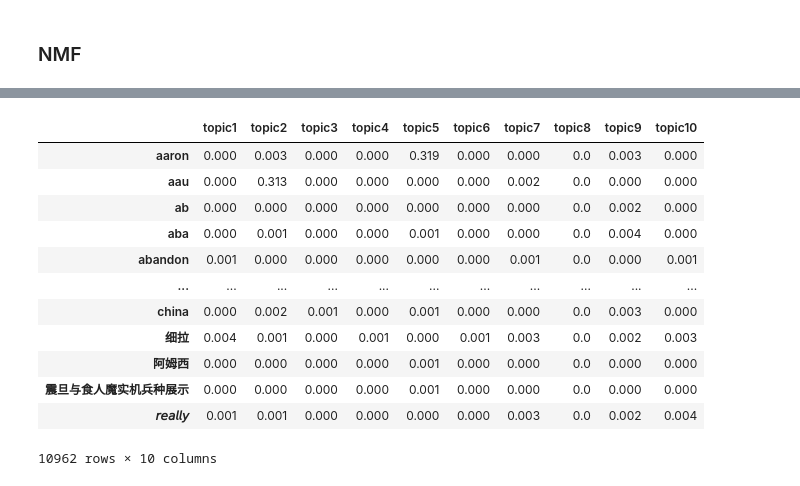
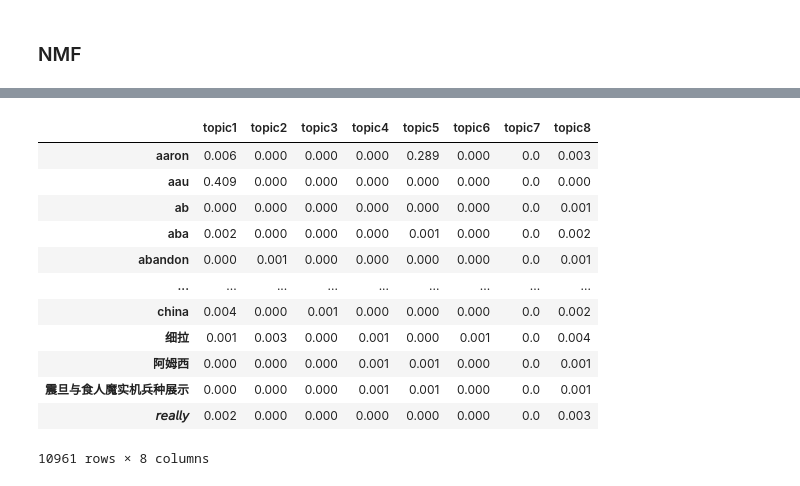
Before and after one commit to A-safarji/NLP-topic-modeling-project, a Jupyter notebook: NLP.ipynb, the cells around one changed output, grey strips where cells are left out. Saved outputs shown, nothing was run; the diff lists cells and outputs as text; code cells hidden in the pictures.

```diff
--- a/NLP.ipynb
+++ b/NLP.ipynb
@@ -50,7 +50,7 @@ df['post']=df.post.map(word_tokenize)
 # %%
 #stop word removal + added words
 stopwords = nltk.corpus.stopwords.words('english')
-added_words=['would','make','also','get','still','way','like','much','nbsp','think','could','well','feel']
+added_words=['would','make','also','get','still','way','like','much','nbsp','think','could','well','feel','game','jvbl','one','second','first','got','good']
 for word in added_words:
     stopwords.append(word)
 def remove_stopwords(text):
@@ -101,11 +101,11 @@ pd.DataFrame(c.toarray(), columns=cv1.get_feature_names()).head()
 # %% [markdown]
 ### NMF
 # %%
-nmf_model = NMF(10)
+nmf_model = NMF(8)
 doc_topic = nmf_model.fit_transform(c)
 # %%
 topic_word = pd.DataFrame(nmf_model.components_.round(3),
-             index = ["component_1","component_2",'component_3','component_4','component_5','component_6','component_7','component_8','component_9','component_10'],
+             index = ["component_1","component_2",'component_3','component_4','component_5','component_6','component_7','component_8'],
              columns = cv1.get_feature_names())
 topic_word
 # %% [output]
@@ -280,27 +272,27 @@ plt.xticks(topic_nums);
 # %%
 ##ploting word weight for each topic
 df1=topic_word.T
 names=[]
-for i in range(1,11):
+for i in range(1,9):
     name='topic'+str(i)
     names.append(name)
 
 df1.columns=names
 df1=df1.iloc[1:]
 df1
 # %% [output]
-|  | topic1 | topic2 | topic3 | topic4 | topic5 | topic6 | topic7 | topic8 | topic9 | topic10 |
-| aaron | 0.000 | 0.003 | 0.000 | 0.000 | 0.319 | 0.000 | 0.000 | 0.0 | 0.003 | 0.000 |
-| aau | 0.000 | 0.313 | 0.000 | 0.000 | 0.000 | 0.000 | 0.002 | 0.0 | 0.000 | 0.000 |
-| ab | 0.000 | 0.000 | 0.000 | 0.000 | 0.000 | 0.000 | 0.000 | 0.0 | 0.002 | 0.000 |
-| aba | 0.000 | 0.001 | 0.000 | 0.000 | 0.001 | 0.000 | 0.000 | 0.0 | 0.004 | 0.000 |
-| abandon | 0.001 | 0.000 | 0.000 | 0.000 | 0.000 | 0.000 | 0.001 | 0.0 | 0.000 | 0.001 |
-| ... | ... | ... | ... | ... | ... | ... | ... | ... | ... | ... |
-| сhina | 0.000 | 0.002 | 0.001 | 0.000 | 0.001 | 0.000 | 0.000 | 0.0 | 0.003 | 0.000 |
-| 细拉 | 0.004 | 0.001 | 0.000 | 0.001 | 0.000 | 0.001 | 0.003 | 0.0 | 0.002 | 0.003 |
-| 阿姆西 | 0.000 | 0.000 | 0.000 | 0.000 | 0.001 | 0.000 | 0.000 | 0.0 | 0.000 | 0.000 |
-| 震旦与食人魔实机兵种展示 | 0.000 | 0.000 | 0.000 | 0.000 | 0.001 | 0.000 | 0.000 | 0.0 | 0.000 | 0.000 |
-| 𝘳𝘦𝘢𝘭𝘭𝘺 | 0.001 | 0.001 | 0.000 | 0.000 | 0.000 | 0.000 | 0.003 | 0.0 | 0.002 | 0.004 |
+|  | topic1 | topic2 | topic3 | topic4 | topic5 | topic6 | topic7 | topic8 |
+| aaron | 0.006 | 0.000 | 0.000 | 0.000 | 0.289 | 0.000 | 0.0 | 0.003 |
+| aau | 0.409 | 0.000 | 0.000 | 0.000 | 0.000 | 0.000 | 0.0 | 0.000 |
+| ab | 0.000 | 0.000 | 0.000 | 0.000 | 0.000 | 0.000 | 0.0 | 0.001 |
+| aba | 0.002 | 0.000 | 0.000 | 0.000 | 0.001 | 0.000 | 0.0 | 0.002 |
+| abandon | 0.000 | 0.001 | 0.000 | 0.000 | 0.000 | 0.000 | 0.0 | 0.001 |
+| ... | ... | ... | ... | ... | ... | ... | ... | ... |
+| сhina | 0.004 | 0.000 | 0.001 | 0.000 | 0.000 | 0.000 | 0.0 | 0.002 |
+| 细拉 | 0.001 | 0.003 | 0.000 | 0.001 | 0.000 | 0.001 | 0.0 | 0.004 |
+| 阿姆西 | 0.000 | 0.000 | 0.000 | 0.001 | 0.001 | 0.000 | 0.0 | 0.001 |
+| 震旦与食人魔实机兵种展示 | 0.000 | 0.000 | 0.000 | 0.001 | 0.001 | 0.000 | 0.0 | 0.001 |
+| 𝘳𝘦𝘢𝘭𝘭𝘺 | 0.002 | 0.000 | 0.000 | 0.000 | 0.000 | 0.000 | 0.0 | 0.003 |
-10962 rows × 10 columns
+10961 rows × 8 columns
 # %%
 for col in df1.columns:
```
Also changed, not shown: parts of 13 cells of this notebook.
